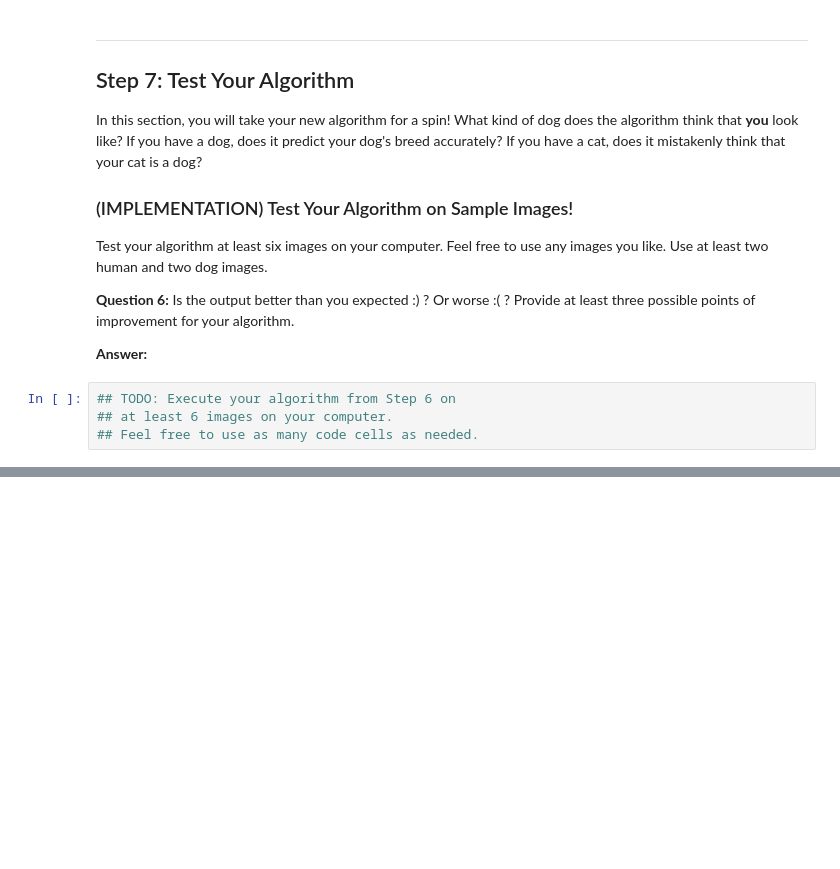
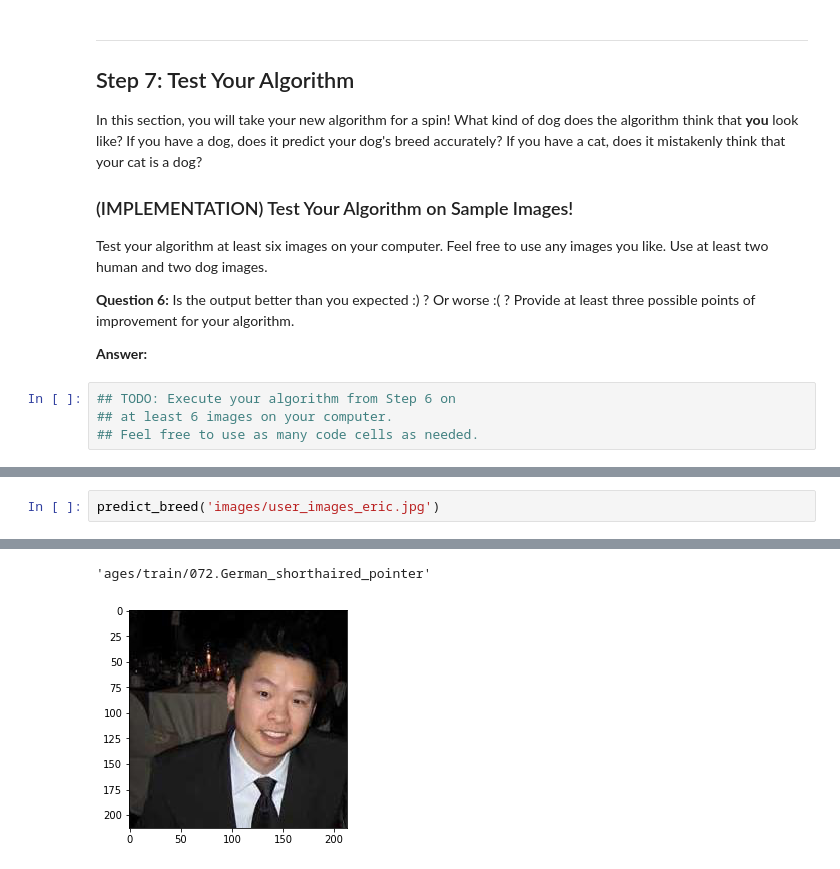
Before and after one commit to elok/DSND_Capstone, a Jupyter notebook: dog_app.ipynb, the cells around one changed output, grey strips where cells are left out. Drawn from its saved outputs; the diff is of its cells as text; blank space fills up the shorter version.

```diff
--- a/dog_app.ipynb
+++ b/dog_app.ipynb
@@ -779,0 +793,3 @@ __Answer:__
+# %%
+predict_breed('images/user_images_eric.jpg')
+# %% [output]
@@ -779,0 +798,2 @@ __Answer:__
+'ages/train/072.German_shorthaired_pointer'
+[figure, added]
```
Also changed, not shown: parts of 21 cells of this notebook.
